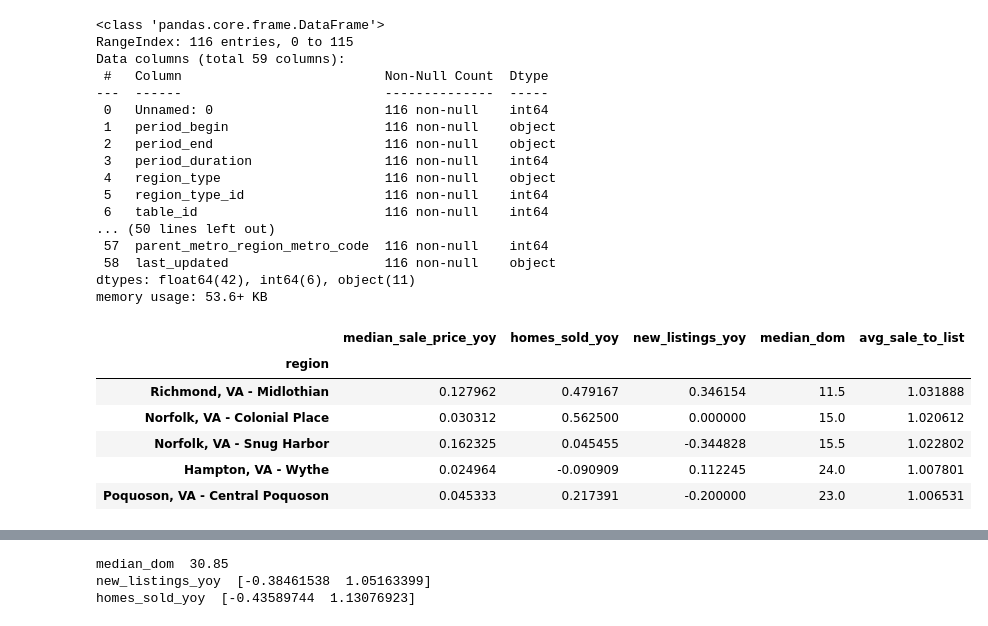
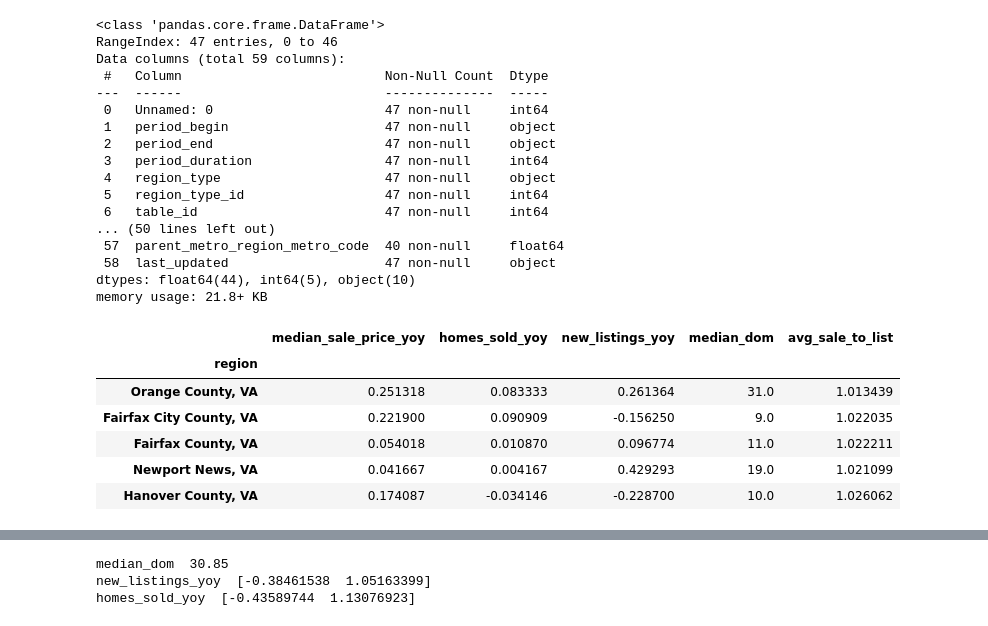
Before and after one commit to lrhf97/real_estate_neighborhood, a Jupyter notebook: real_estate_neighborhoods.ipynb, the cells around one changed output, grey strips where cells are left out. Cells and saved outputs as stored; diff of their text form; code cells hidden in the pictures.

```diff
--- a/real_estate_neighborhoods.ipynb
+++ b/real_estate_neighborhoods.ipynb
@@ -10,46 +10,54 @@ import scipy.cluster.hierarchy as hc
 from sklearn.cluster import AgglomerativeClustering
 # %%
 #read in raw data (replace ... with your own file directory where the data was saved)
-df_VA = pd.read_csv('df_VA_csv.csv')
+df_VAN = pd.read_csv('df_VA_full.csv')
+df_VAC = pd.read_csv('df_county.csv')
+df_VAZ = pd.read_csv('df_VA_zipcode.csv')
 # %%
-df_VA.info()
+df_VAC.info()
 # %% [output]
 <class 'pandas.core.frame.DataFrame'>
-RangeIndex: 116 entries, 0 to 115
+RangeIndex: 47 entries, 0 to 46
 Data columns (total 59 columns):
  #   Column                          Non-Null Count  Dtype
 ---  ------                          --------------  -----
- 0   Unnamed: 0                      116 non-null    int64
- 1   period_begin                    116 non-null    object
- 2   period_end                      116 non-null    object
- 3   period_duration                 116 non-null    int64
- 4   region_type                     116 non-null    object
- 5   region_type_id                  116 non-null    int64
- 6   table_id                        116 non-null    int64
+ 0   Unnamed: 0                      47 non-null     int64
+ 1   period_begin                    47 non-null     object
+ 2   period_end                      47 non-null     object
+ 3   period_duration                 47 non-null     int64
+ 4   region_type                     47 non-null     object
+ 5   region_type_id                  47 non-null     int64
+ 6   table_id                        47 non-null     int64
 ... (50 lines left out)
- 57  parent_metro_region_metro_code  116 non-null    int64
- 58  last_updated                    116 non-null    object
-dtypes: float64(42), int64(6), object(11)
-memory usage: 53.6+ KB
+ 57  parent_metro_region_metro_code  40 non-null     float64
+ 58  last_updated                    47 non-null     object
+dtypes: float64(44), int64(5), object(10)
+memory usage: 21.8+ KB
 # %%
 #Select fields that are of interest
 fields=[
 'region',
 'median_sale_price_yoy',
 'homes_sold_yoy',
 'new_listings_yoy',
 'median_dom',
 'avg_sale_to_list',
 ]
 
-df=df_VA[fields].set_index('region')
-df.head()
+df=df_VAN[fields].set_index('region')
+dfc=df_VAC[fields].set_index('region')
+dfz=df_VAZ[fields].set_index('region')
+
+
+# df.head()
+dfc.head()
+#dfz.head())
 # %% [output]
 |  | median_sale_price_yoy | homes_sold_yoy | new_listings_yoy | median_dom | avg_sale_to_list |
 | region |  |  |  |  |  |
-| Richmond, VA - Midlothian | 0.127962 | 0.479167 | 0.346154 | 11.5 | 1.031888 |
-| Norfolk, VA - Colonial Place | 0.030312 | 0.562500 | 0.000000 | 15.0 | 1.020612 |
-| Norfolk, VA - Snug Harbor | 0.162325 | 0.045455 | -0.344828 | 15.5 | 1.022802 |
-| Hampton, VA - Wythe | 0.024964 | -0.090909 | 0.112245 | 24.0 | 1.007801 |
-| Poquoson, VA - Central Poquoson | 0.045333 | 0.217391 | -0.200000 | 23.0 | 1.006531 |
+| Orange County, VA | 0.251318 | 0.083333 | 0.261364 | 31.0 | 1.013439 |
+| Fairfax City County, VA | 0.221900 | 0.090909 | -0.156250 | 9.0 | 1.022035 |
+| Fairfax County, VA | 0.054018 | 0.010870 | 0.096774 | 11.0 | 1.022211 |
+| Newport News, VA | 0.041667 | 0.004167 | 0.429293 | 19.0 | 1.021099 |
+| Hanover County, VA | 0.174087 | -0.034146 | -0.228700 | 10.0 | 1.026062 |
 # %%
```
Also changed, not shown: parts of 3 cells of this notebook, 3 other files.
